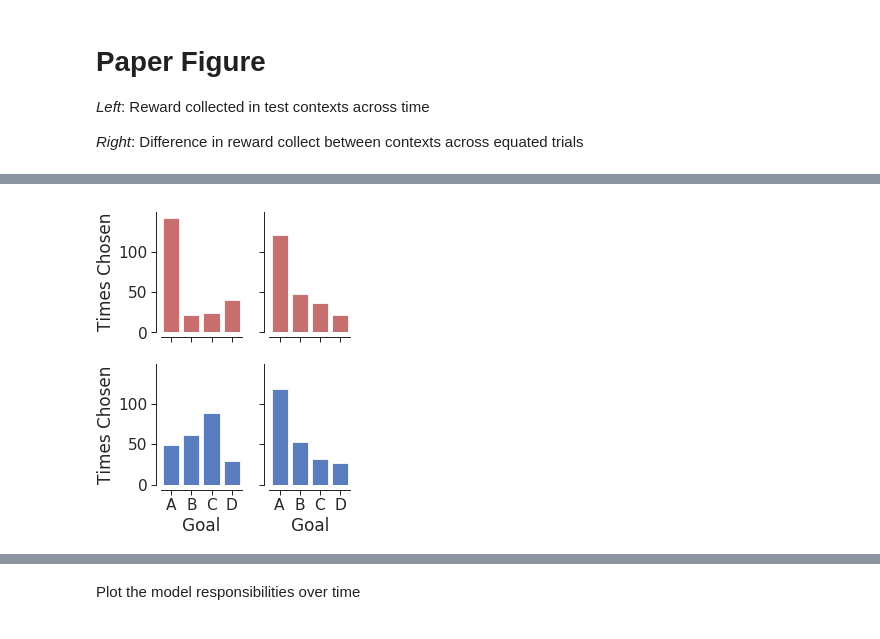
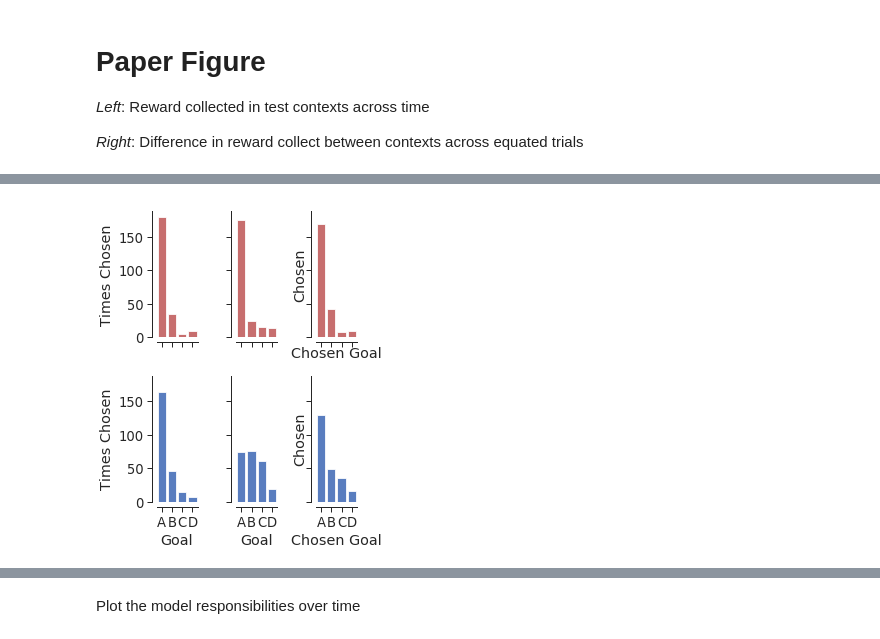
Before and after one commit to nicktfranklin/GeneralizingToGeneralize, a Jupyter notebook: Experiment 2 (Independent) - Generative Modeling Sample.ipynb, the cells around one changed output, grey strips where cells are left out. Drawn from its saved outputs; the diff is of its cells as text; code cells hidden in the pictures.

```diff
--- a/Experiment 2 (Independent) - Generative Modeling Sample.ipynb
+++ b/Experiment 2 (Independent) - Generative Modeling Sample.ipynb
@@ -27,10 +27,10 @@ alpha_scale = 1.0
 inv_temp = 10.0
 goal_prior = 1e-10
 mapping_prior = 1e-10
-prunning_threshold = 100.0
+pruning_threshold = 500.0
 evaluate = False
 
-np.random.seed(1111)
+np.random.seed(0)
 
 # pre generate a set of tasks for consistency.
 list_tasks = [gen_task_param() for _ in range(n_sims)]
@@ -56,7 +56,7 @@ def sim_agent(AgentClass, name='None', flat=False, meta=False):
 
         agent = AgentClass(Experiment(*task_args, **task_kwargs), **agent_kwargs)
 
-        _res = agent.generate(evaluate=evaluate, prunning_threshold=prunning_threshold)
+        _res = agent.generate(evaluate=evaluate, pruning_threshold=pruning_threshold)
         _res[u'Model'] = name
         _res[u'Iteration'] = [ii] * len(_res)
         results.append(_res)
@@ -353,3 +212,0 @@ fig = plot_contrasts('Independent', 'Indep.')
-# %%
-fig = plot_contrasts('Joint', 'Joint')
-# fig.savefig('exp_4_goals_model_joint.png', dpi=300, bbox_inches='tight')
@@ -358,3 +212,0 @@ fig = plot_contrasts('Joint', 'Joint')
-# %%
-fig = plot_contrasts('Meta', 'Meta')
-# fig.savefig('exp_4_goals_model_meta.png', dpi=300, bbox_inches='tight')
@@ -374,37 +285,44 @@ n = 3
 cc = sns.color_palette('muted')
 with sns.axes_style('ticks'):
     df0['Chosen'] = [1] * len(df0)
-    fig, axes = plt.subplots(2, 2, sharex=True, sharey=True, figsize=(4, 5))
+    fig, axes = plt.subplots(2, 3, sharex=True, sharey=True, figsize=(4, 5))
 
     sns.barplot(x="Chosen Goal", y="Chosen", order='A B C D'.split(), estimator=np.sum,
-                data=df0[(df0.Model == 'Joint') & (df0.Map == 2)], ax=axes[0][0], color=cc[3])
+                data=df0[(df0.Model == 'Independent') & (df0.Map == 2)], ax=axes[0][0],
+                color=cc[3])
     sns.barplot(x="Chosen Goal", y="Chosen", order='A B C D'.split(), estimator=np.sum,
-                data=df0[(df0.Model == 'Joint') & (df0.Map == 1)], ax=axes[1][0], color=cc[0])
+                data=df0[(df0.Model == 'Independent') & (df0.Map == 1)], ax=axes[1][0],
+                color=cc[0])
 
     sns.barplot(x="Chosen Goal", y="Chosen", order='A B C D'.split(), estimator=np.sum,
-                data=df0[(df0.Model == 'Independent') & (df0.Map == 2)], ax=axes[0][1],
+                data=df0[(df0.Model == 'Joint') & (df0.Map == 2)], ax=axes[0][1], color=cc[3])
+    sns.barplot(x="Chosen Goal", y="Chosen", order='A B C D'.split(), estimator=np.sum,
+                data=df0[(df0.Model == 'Joint') & (df0.Map == 1)], ax=axes[1][1], color=cc[0])
+
+
+    sns.barplot(x="Chosen Goal", y="Chosen", order='A B C D'.split(), estimator=np.sum,
+                data=df0[(df0.Model == 'Meta') & (df0.Map == 2)], ax=axes[0][2],
                 color=cc[3])
     sns.barplot(x="Chosen Goal", y="Chosen", order='A B C D'.split(), estimator=np.sum,
-                data=df0[(df0.Model == 'Independent') & (df0.Map == 1)], ax=axes[1][1],
+                data=df0[(df0.Model == 'Meta') & (df0.Map == 1)], ax=axes[1][2],
                 color=cc[0])
 
     for ii in [0, 1]:
         ax = axes[ii][0]
         ax.set_ylabel('Times Chosen')
 
         ax = axes[ii][1]
         ax.set_ylabel('')
 
         ax = axes[1][ii]
         ax.set_xlabel('Goal')
 
         ax = axes[0][ii]
         ax.set_xlabel('')
 
     sns.despine(offset=5)
     plt.subplots_adjust(wspace=0.4, hspace=0.4)
 
     plt.tight_layout()
-    plt.savefig('Exp2_fig2.png', dpi=300)
 # %% [output]
-[figure, old version]
+[figure, new version]
```
Also changed, not shown: parts of 26 cells of this notebook, 9 other files.
